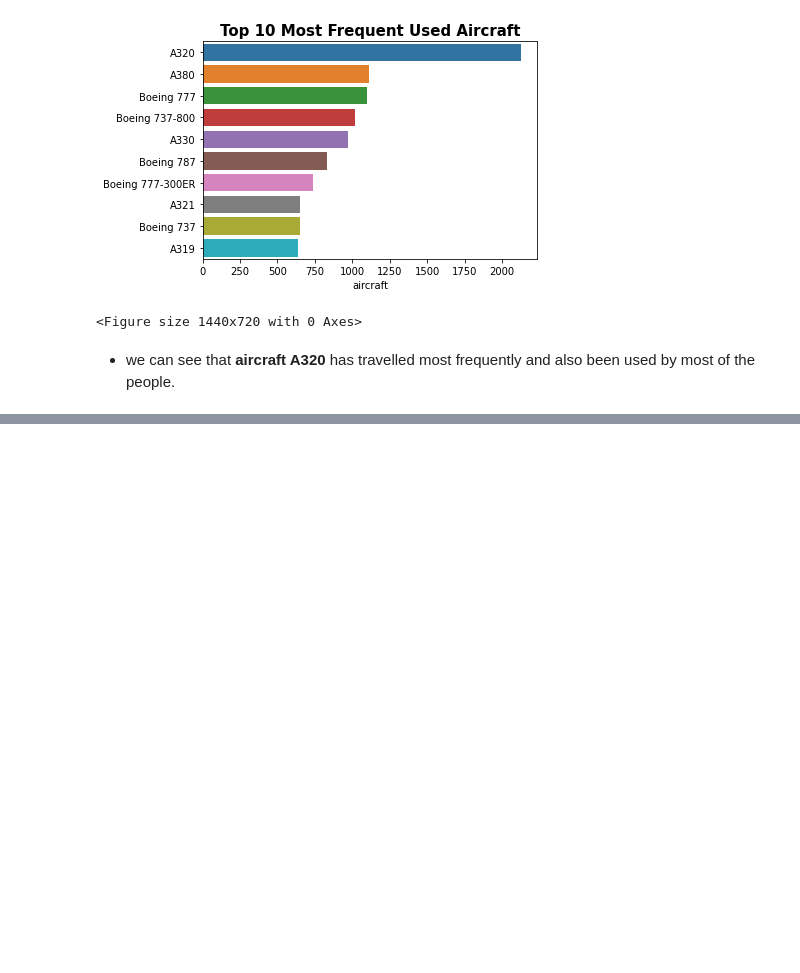
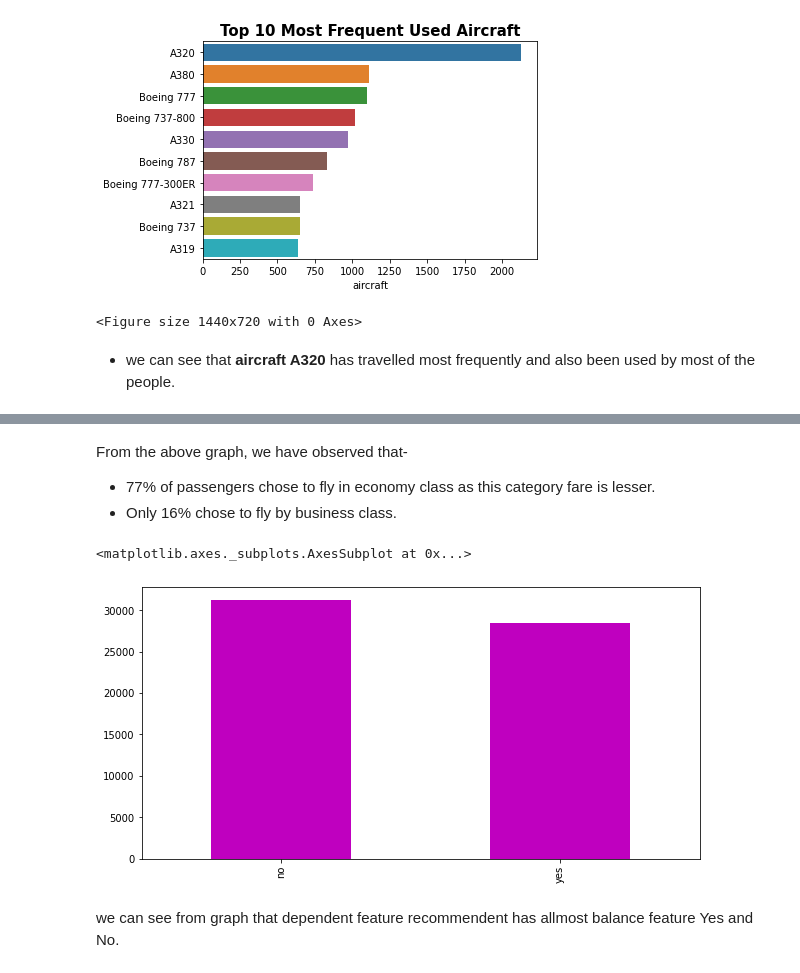
Before and after one commit to souravkarma/Sourav-Karmakar-Airline-passenger-referral-prediction, a Jupyter notebook: Sourav_Karmakar_Airline_passenger_referral_prediction.ipynb, the cells around one changed output, grey strips where cells are left out. Drawn from its saved outputs; the diff is of its cells as text; code cells hidden in the pictures; blank space fills up the shorter version.

```diff
--- a/Sourav_Karmakar_Airline_passenger_referral_prediction.ipynb
+++ b/Sourav_Karmakar_Airline_passenger_referral_prediction.ipynb
@@ -207,0 +221,14 @@ Text(0.5, 1.0, 'Top 10 Most Frequent Used Aircraft')
+# %% [markdown]
+From the above graph, we have observed that-
+
+* 77% of passengers chose to fly in economy class as this category fare is lesser.
+* Only 16% chose to fly by business class.
+# %%
+#plotting bar graph to identify classes of dependent feature
+plt.figure(figsize=(10,5))
+df['recommended'].value_counts().plot(kind='bar',color='m')
+# %% [output]
+<matplotlib.axes._subplots.AxesSubplot at 0x...>
+[figure, added]
+# %% [markdown]
+we can see from graph that dependent feature recommendent has allmost balance feature Yes and No.
```
Also changed, not shown: parts of 17 cells of this notebook.
